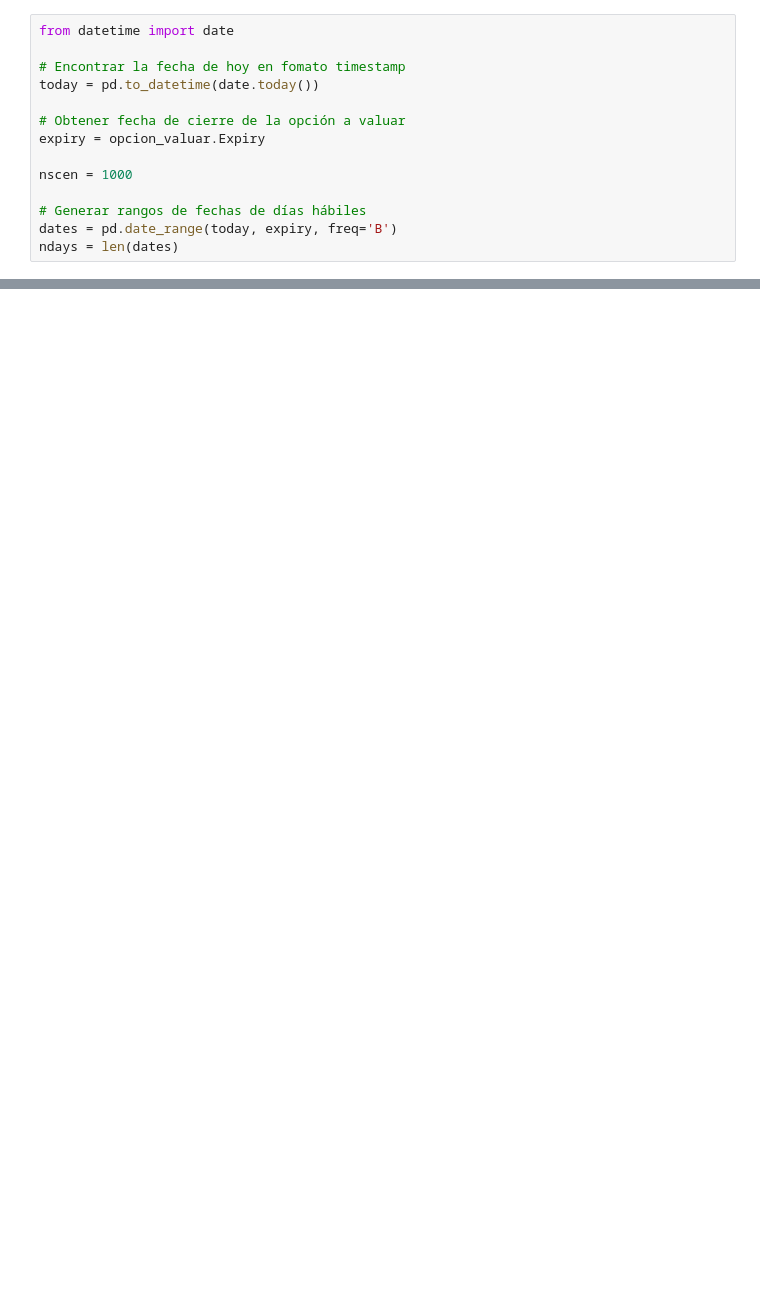
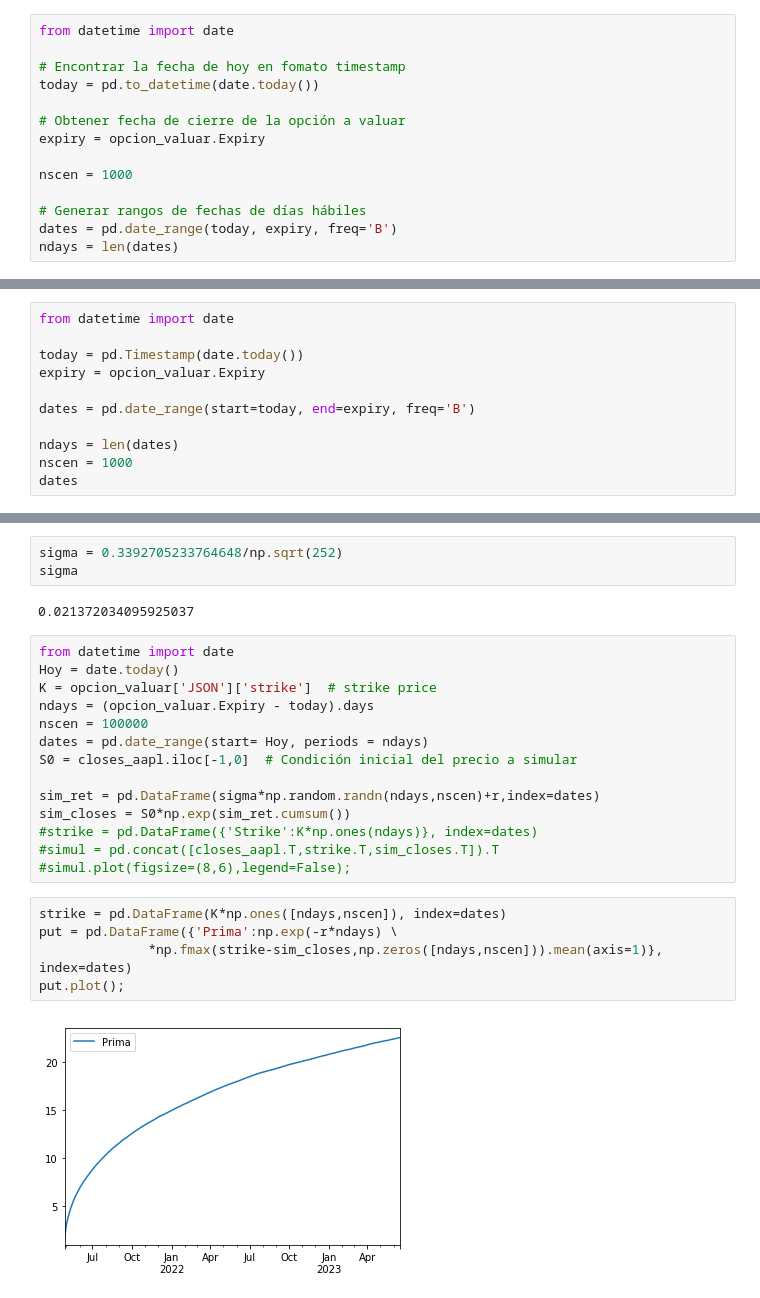
Before and after one commit to GerardoRVL97/TAREA_9_RUIZ_G_VAZQUEZ_C, a Jupyter notebook: TAREA_9_VAZQUEZ_C_RUIZ_G.ipynb, the cells around one changed output, grey strips where cells are left out. Saved outputs shown, nothing was run; the diff lists cells and outputs as text; blank space fills up the shorter version.

```diff
--- a/TAREA_9_VAZQUEZ_C_RUIZ_G.ipynb
+++ b/TAREA_9_VAZQUEZ_C_RUIZ_G.ipynb
@@ -316,0 +333,11 @@ opcion_valuar['JSON']
+# %%
+from datetime import date
+
+today = pd.Timestamp(date.today())
+expiry = opcion_valuar.Expiry
+
+dates = pd.date_range(start=today, end=expiry, freq='B')
+
+ndays = len(dates)
+nscen = 1000
+dates
@@ -316,0 +412,26 @@ opcion_valuar['JSON']
+# %%
+sigma = 0.3392705233764648/np.sqrt(252)
+sigma
+# %% [output]
+0.021372034095925037
+# %%
+from datetime import date
+Hoy = date.today()
+K = opcion_valuar['JSON']['strike']  # strike price
+ndays = (opcion_valuar.Expiry - today).days
+nscen = 100000
+dates = pd.date_range(start= Hoy, periods = ndays)
+S0 = closes_aapl.iloc[-1,0]  # Condición inicial del precio a simular
+
+sim_ret = pd.DataFrame(sigma*np.random.randn(ndays,nscen)+r,index=dates)
+sim_closes = S0*np.exp(sim_ret.cumsum())
+#strike = pd.DataFrame({'Strike':K*np.ones(ndays)}, index=dates)
+#simul = pd.concat([closes_aapl.T,strike.T,sim_closes.T]).T
+#simul.plot(figsize=(8,6),legend=False);
+# %%
+strike = pd.DataFrame(K*np.ones([ndays,nscen]), index=dates)
+put = pd.DataFrame({'Prima':np.exp(-r*ndays) \
+              *np.fmax(strike-sim_closes,np.zeros([ndays,nscen])).mean(axis=1)}, index=dates)
+put.plot();
+# %% [output]
+[figure, added]
```
Also changed, not shown: parts of 45 cells of this notebook.
